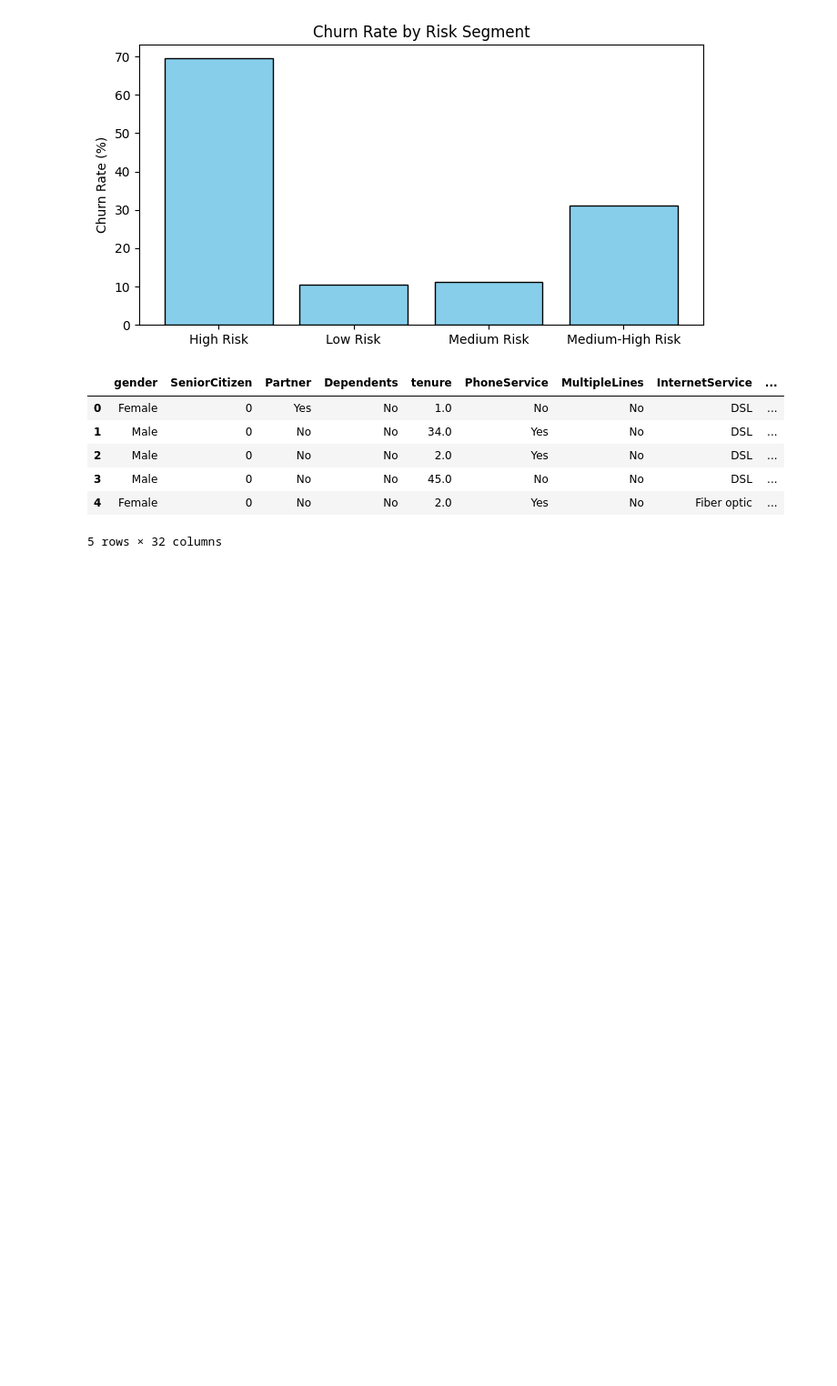
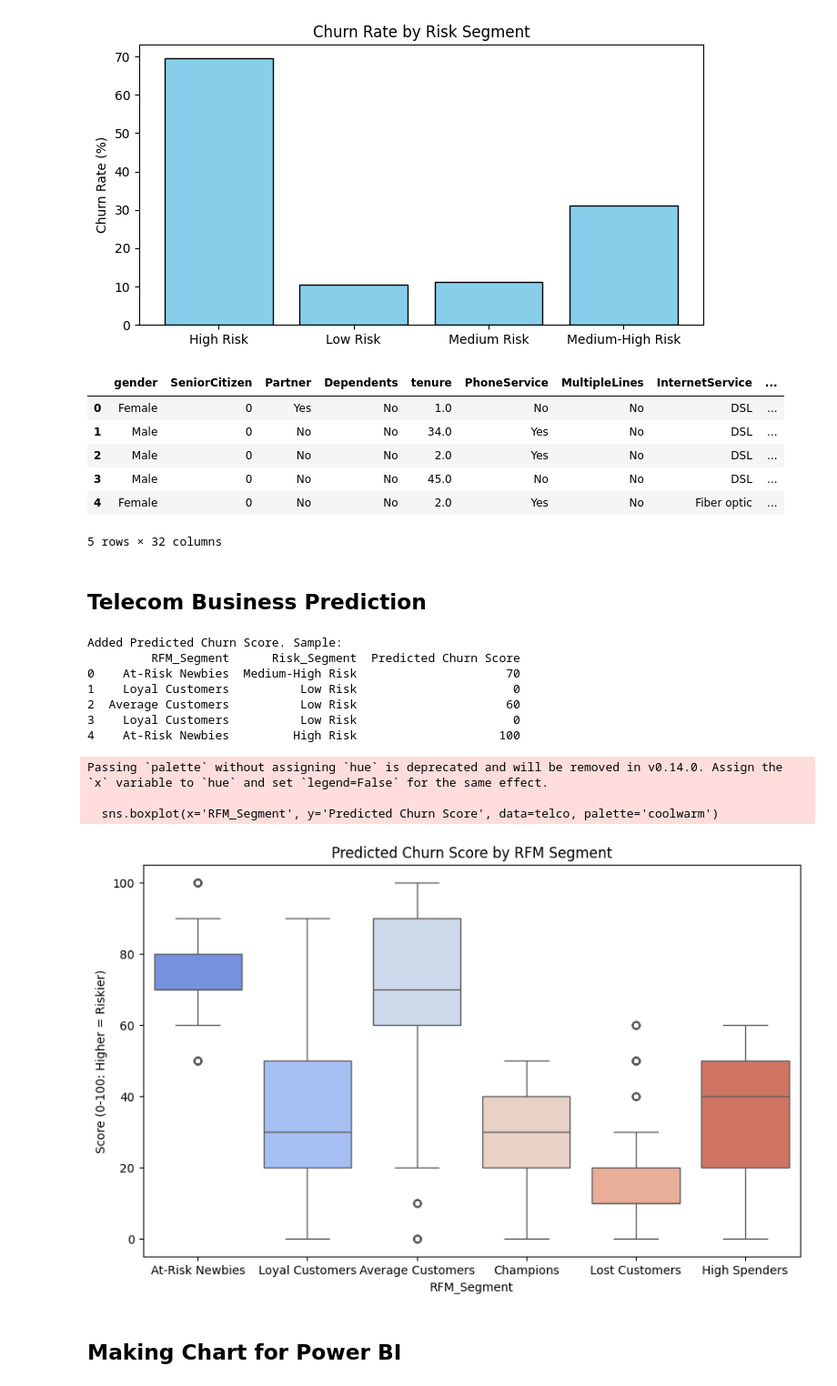
Before and after one commit to rakibakond95/Telco_customer_churn_analysis, a Jupyter notebook: Analyze_data/Customer_segmentation&behavior_analysis.ipynb, the cells around one changed output. Shown at 91% size. Cells and saved outputs as stored; diff of their text form; code cells hidden in the pictures; blank space fills up the shorter version.

```diff
--- a/Analyze_data/Customer_segmentation&behavior_analysis.ipynb
+++ b/Analyze_data/Customer_segmentation&behavior_analysis.ipynb
@@ -498,3 +498,48 @@ telco.head()
 | 3 | Male | 0 | No | No | 45.0 | No | No | DSL | ... |
 | 4 | Female | 0 | No | No | 2.0 | Yes | No | Fiber optic | ... |
 5 rows × 32 columns
+# %% [markdown]
+## Telecom Business Prediction
+# %%
+
+
+# Add Predictive Churn Score (0-100, rule-based: higher = higher risk)
+def churn_score(row):
+    score = 0
+    if row['tenure'] < 12: score += 40  # Low tenure = high risk (from EDA)
+    if row['MonthlyCharges'] > 70: score += 20
+    if row['Contract'] == 'Month-to-month': score += 20
+    if row['InternetService'] == 'Fiber optic': score += 10
+    if row['TotalServices'] < 3: score += 10
+    return min(score, 100)
+
+telco['Predicted Churn Score'] = telco.apply(churn_score, axis=1)
+
+# Save updated CSV for Power BI
+telco.to_csv('telco_churn_cleaned_updated.csv', index=False)
+print("Added Predicted Churn Score. Sample:")
+print(telco[['RFM_Segment', 'Risk_Segment', 'Predicted Churn Score']].head())
+
+# Visualize (for portfolio)
+import seaborn as sns
+import matplotlib.pyplot as plt
+plt.figure(figsize=(10,6))
+sns.boxplot(x='RFM_Segment', y='Predicted Churn Score', data=telco, palette='coolwarm')
+plt.title('Predicted Churn Score by RFM Segment')
+plt.ylabel('Score (0-100: Higher = Riskier)')
+plt.savefig('../assets/predicted_churn_plot.png')
+plt.show()
+# %% [output]
+Added Predicted Churn Score. Sample:
+         RFM_Segment      Risk_Segment  Predicted Churn Score
+0    At-Risk Newbies  Medium-High Risk                     70
+1    Loyal Customers          Low Risk                      0
+2  Average Customers          Low Risk                     60
+3    Loyal Customers          Low Risk                      0
+4    At-Risk Newbies         High Risk                    100
+Passing `palette` without assigning `hue` is deprecated and will be removed in v0.14.0. Assign the `x` variable to `hue` and set `legend=False` for the same effect.
+
+  sns.boxplot(x='RFM_Segment', y='Predicted Churn Score', data=telco, palette='coolwarm')
+[figure, added]
+# %% [markdown]
+## Making Chart for Power BI
```
Also changed, not shown: parts of 3 cells of this notebook, 2 other files.
